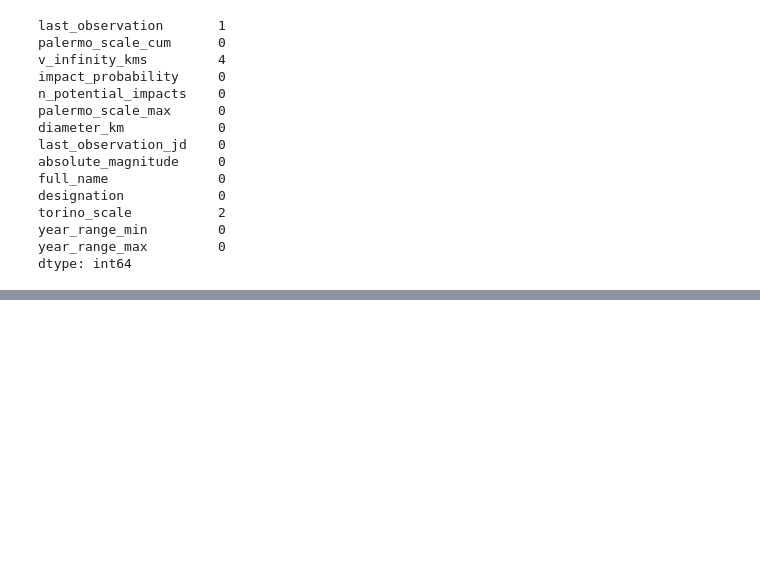
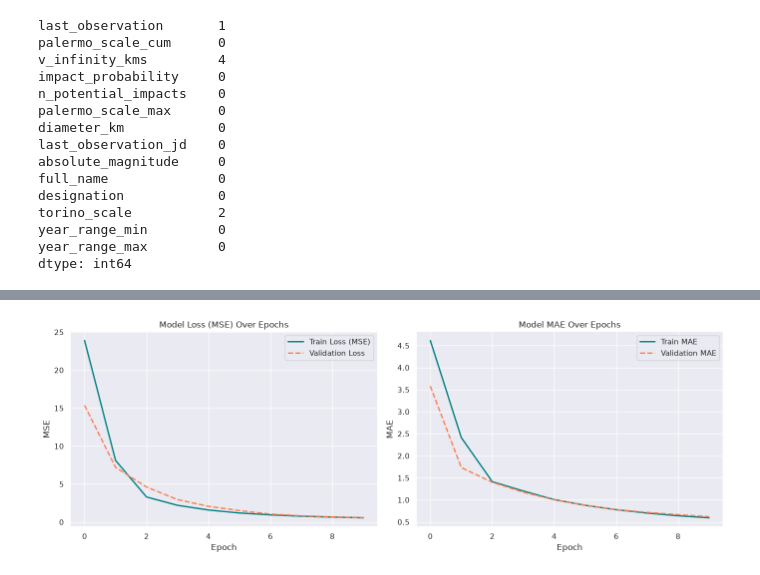
Before and after one commit to altamirano146080/software_development_ml_practice_1, a Jupyter notebook: notebooks/explore_dataset.ipynb, the cells around one changed output, grey strips where cells are left out. Cells and saved outputs as stored; diff of their text form; code cells hidden in the pictures; blank space fills up the shorter version.

```diff
--- a/notebooks/explore_dataset.ipynb
+++ b/notebooks/explore_dataset.ipynb
@@ -97,7 +98,7 @@ optimizer = tf.keras.optimizers.Adam()#.RMSprop(0.001)
 model.compile(optimizer=optimizer, loss='mse', metrics=['mae']) #metrics=['mae', 'mse']
 
 # Training
-model.fit(X_train, y_train, epochs=10, batch_size=64, verbose=2)
+history = model.fit(X_train, y_train, epochs=10, batch_size=64, validation_split=0.1, verbose=2)
 
 # Evaluation
 test_loss, test_mae = model.evaluate(X_test, y_test,batch_size=30, verbose=0)
@@ -170,0 +170,26 @@ plt.show()
+# %%
+fig, (ax1, ax2) = plt.subplots(1, 2, figsize=(14, 5))
+
+# Gráfico de Loss (MSE)
+ax1.plot(history.history['loss'], label='Train Loss (MSE)', color='teal', linewidth=2)
+if 'val_loss' in history.history:
+    ax1.plot(history.history['val_loss'], label='Validation Loss', color='coral', linewidth=2, linestyle='--')
+ax1.set_title('Model Loss (MSE) Over Epochs')
+ax1.set_xlabel('Epoch')
+ax1.set_ylabel('MSE')
+ax1.legend()
+
+# Gráfico de MAE (Reemplaza al Accuracy)
+ax2.plot(history.history['mae'], label='Train MAE', color='teal', linewidth=2)
+if 'val_mae' in history.history:
+    ax2.plot(history.history['val_mae'], label='Validation MAE', color='coral', linewidth=2, linestyle='--')
+ax2.set_title('Model MAE Over Epochs')
+ax2.set_xlabel('Epoch')
+ax2.set_ylabel('MAE')
+ax2.legend()
+
+plt.tight_layout()
+#plt.savefig(os.path.join(output_dir, 'training_history.png'), dpi=300)
+plt.show()
+# %% [output]
+[figure, added]
```
Also changed, not shown: parts of 5 cells of this notebook.
